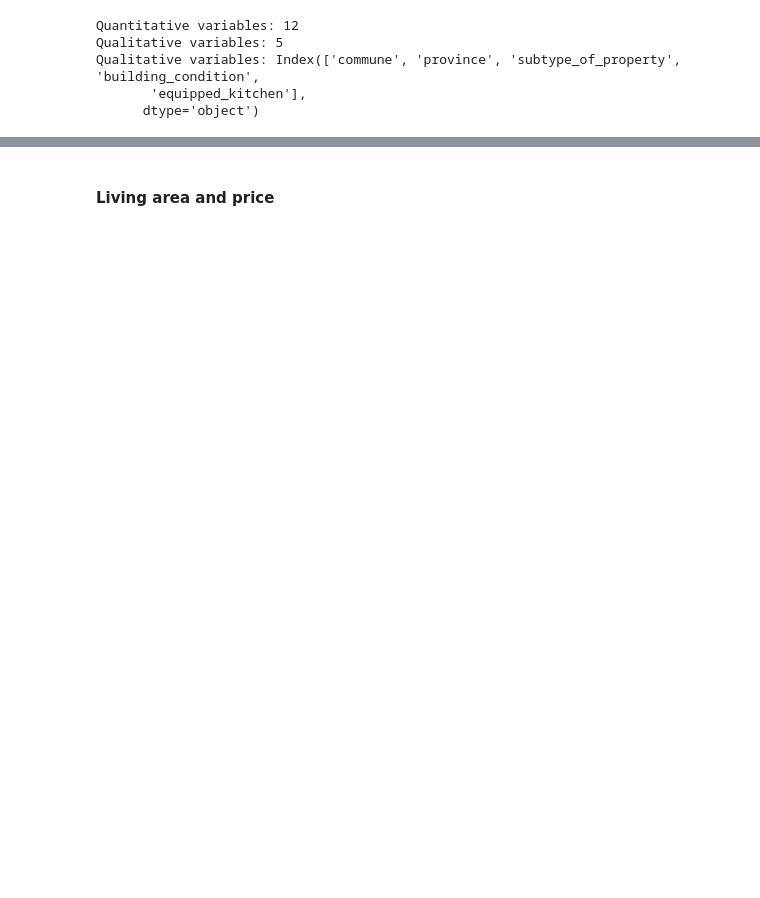
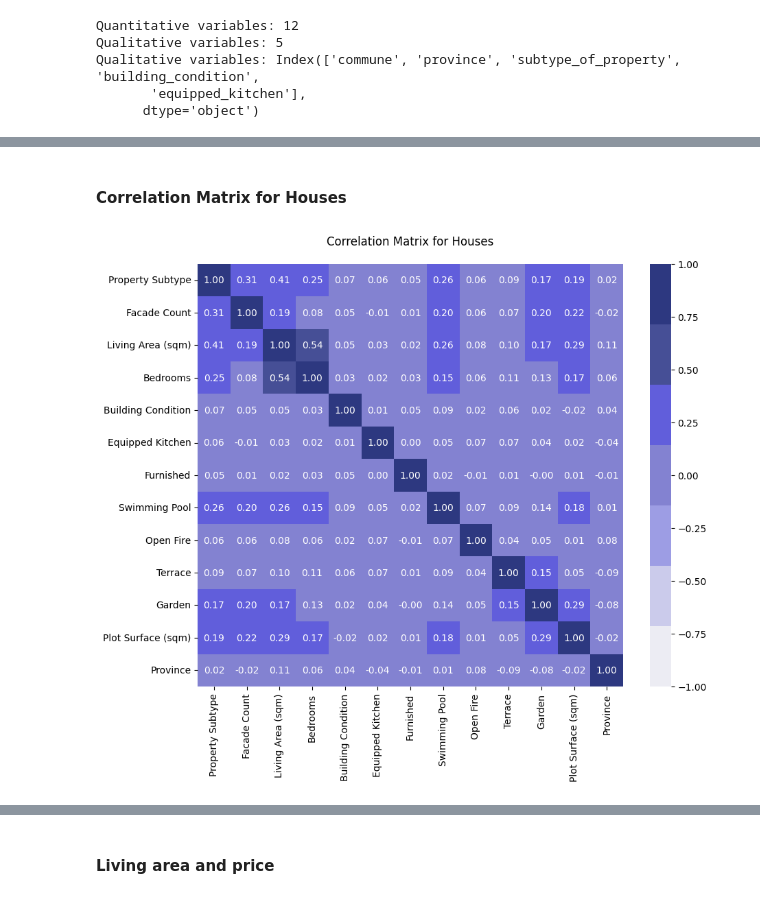
Before and after one commit to Alkszo/immo_eliza_analysis, a Jupyter notebook: notebooks/Miriam-notebook.ipynb, the cells around one changed output, grey strips where cells are left out. Drawn from its saved outputs; the diff is of its cells as text; code cells hidden in the pictures; blank space fills up the shorter version.

```diff
--- a/notebooks/Miriam-notebook.ipynb
+++ b/notebooks/Miriam-notebook.ipynb
@@ -418,0 +605,16 @@ dfc = pd.read_csv("../cleaned-data.csv")
+# %% [markdown]
+#### Correlation Matrix for Houses
+# %%
+# Computing correlations for houses and apartments separately (excluding price)
+
+# Filter the DataFrame for houses
+corr_houses = num_dfc[num_dfc['type_of_property'] == 1].corr() \
+            .drop(index=['type_of_property', 'price'], columns=['type_of_property', 'price']) \
+            .rename(index=custom_labels, columns=custom_labels)
+
+plt.figure(figsize=(10, 8))
+sns.heatmap(corr_houses, annot=True, cmap=custom_cmap, fmt='.2f', vmin=-1, vmax=1)
+plt.title("Correlation Matrix for Houses", pad=20)
+plt.show()
+# %% [output]
+[figure, added]
```
Also changed, not shown: parts of 93 cells of this notebook.
